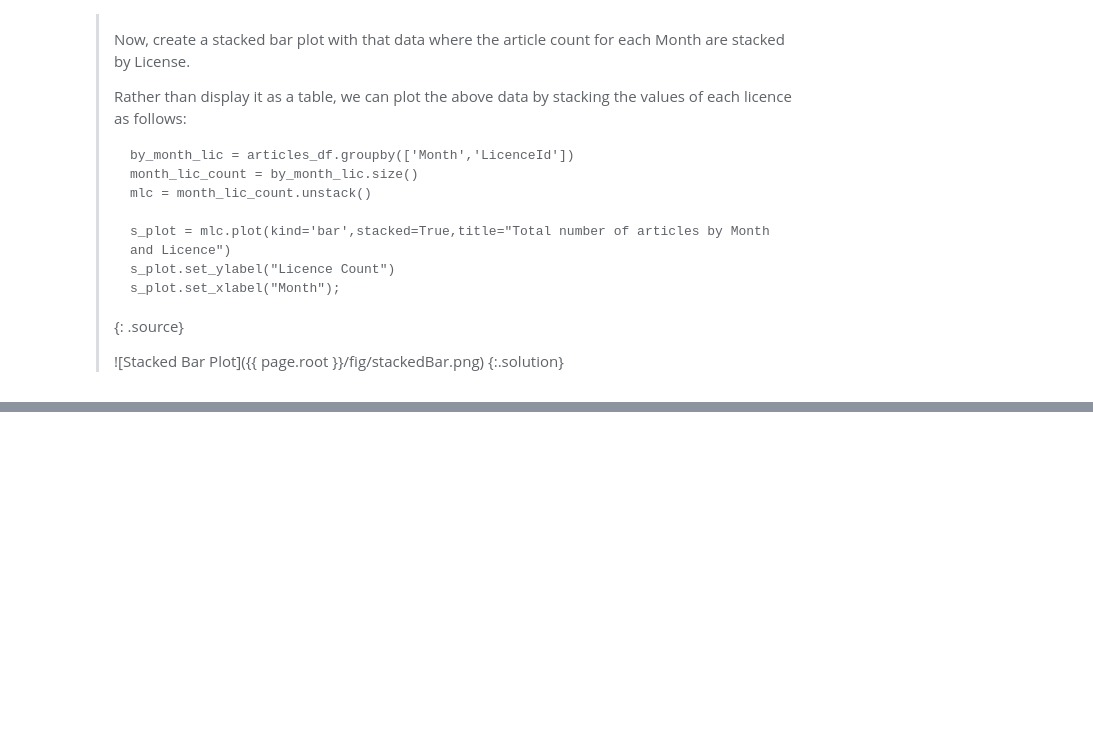
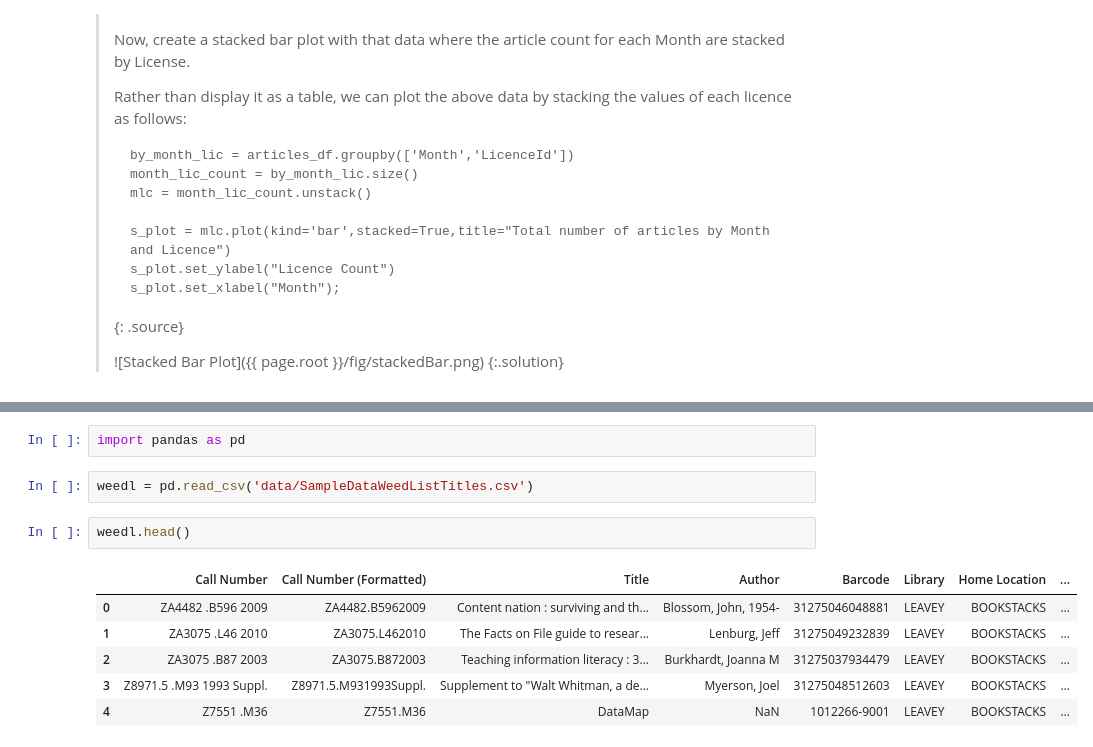
Before and after one commit to ucla-data-archive/library-python, a Jupyter notebook: _episodes_rmd/01-starting-with-data.ipynb, the cells around one changed output, grey strips where cells are left out. Drawn from its saved outputs; the diff is of its cells as text; blank space fills up the shorter version.

```diff
--- a/_episodes_rmd/01-starting-with-data.ipynb
+++ b/_episodes_rmd/01-starting-with-data.ipynb
@@ -698,0 +715,13 @@ language_count.plot(kind='bar');
+# %%
+import pandas as pd
+# %%
+weedl = pd.read_csv('data/SampleDataWeedListTitles.csv')
+# %%
+weedl.head()
+# %% [output]
+|  | Call Number | Call Number (Formatted) | Title | Author | Barcode | Library | Home Location | ... |
+| 0 | ZA4482 .B596 2009 | ZA4482.B5962009 | Content nation : surviving and th... | Blossom, John, 1954- | 31275046048881 | LEAVEY | BOOKSTACKS | ... |
+| 1 | ZA3075 .L46 2010 | ZA3075.L462010 | The Facts on File guide to resear... | Lenburg, Jeff | 31275049232839 | LEAVEY | BOOKSTACKS | ... |
+| 2 | ZA3075 .B87 2003 | ZA3075.B872003 | Teaching information literacy : 3... | Burkhardt, Joanna M | 31275037934479 | LEAVEY | BOOKSTACKS | ... |
+| 3 | Z8971.5 .M93 1993 Suppl. | Z8971.5.M931993Suppl. | Supplement to "Walt Whitman, a de... | Myerson, Joel | 31275048512603 | LEAVEY | BOOKSTACKS | ... |
+| 4 | Z7551 .M36 | Z7551.M36 | DataMap | NaN | 1012266-9001 | LEAVEY | BOOKSTACKS | ... |
```
Also changed, not shown: parts of 16 cells of this notebook, 6 other files.
